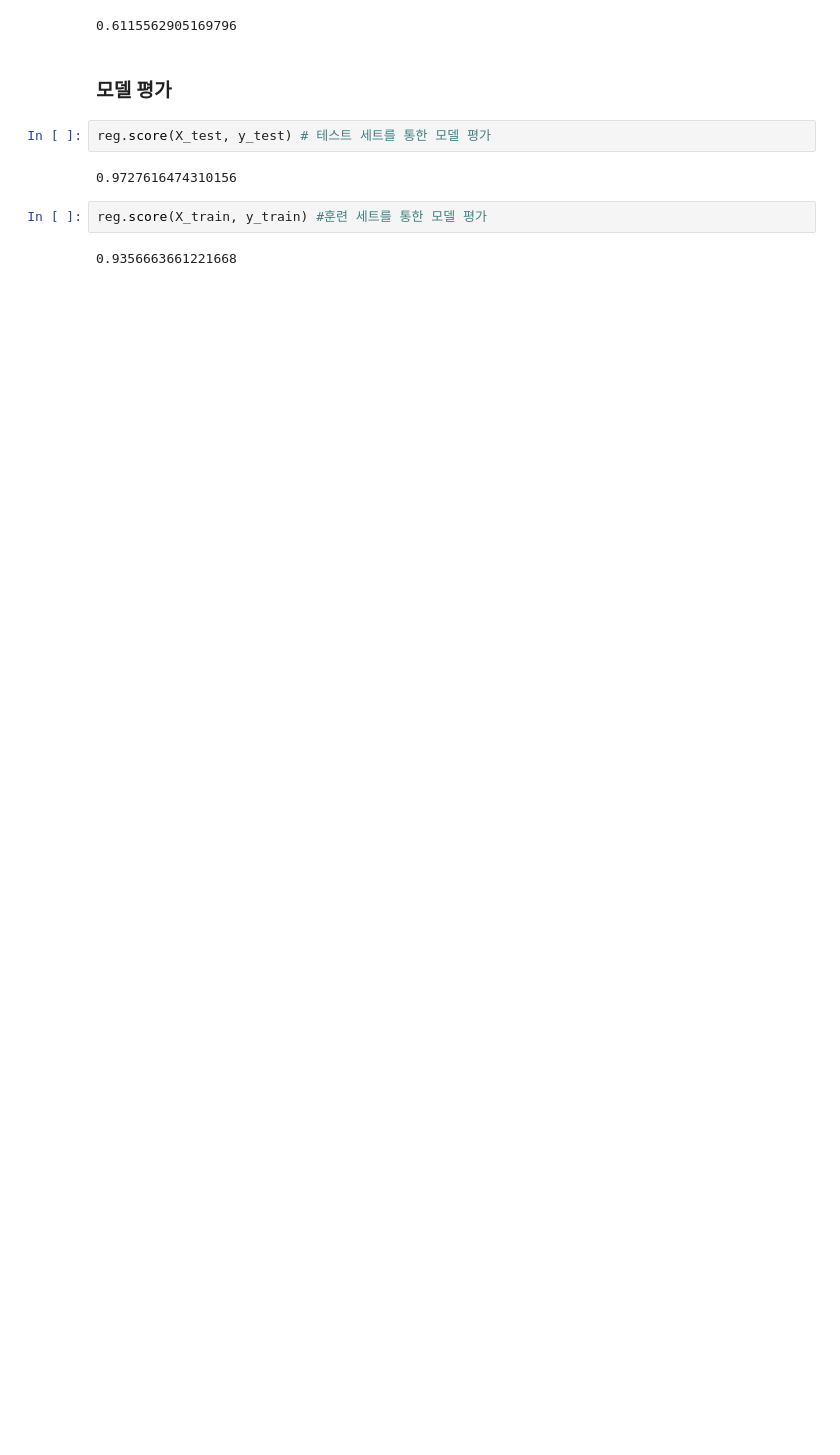
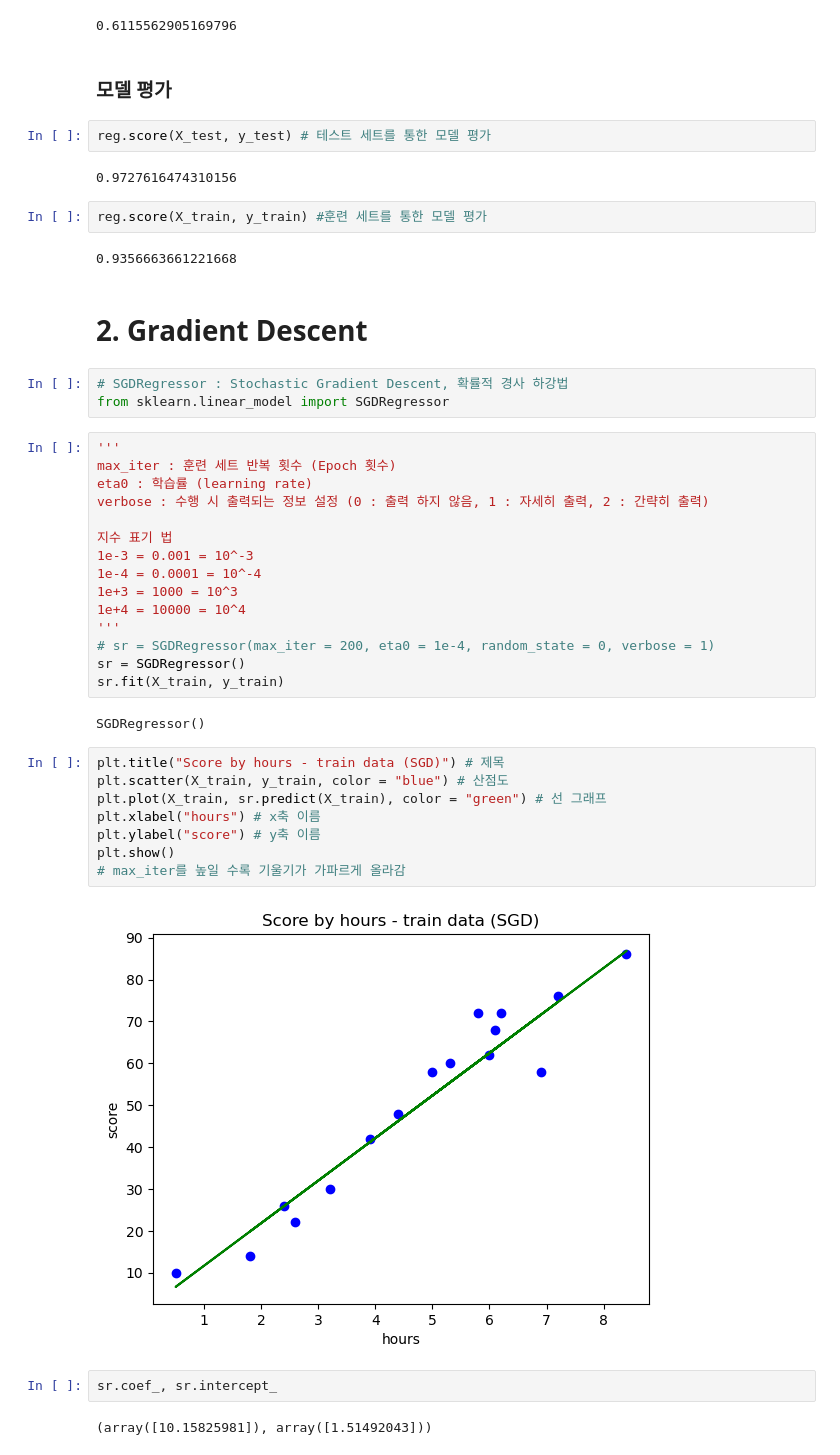
Before and after one commit to Ahram-Jeong/ml-basic, a Jupyter notebook: notebooks/01_LinearRegression.ipynb, the cells around one changed output. Drawn from its saved outputs; the diff is of its cells as text; blank space fills up the shorter version.

Commit message:
20240711 - Gradient Descent

```diff
--- a/notebooks/01_LinearRegression.ipynb
+++ b/notebooks/01_LinearRegression.ipynb
@@ -215,3 +215,39 @@ reg.score(X_test, y_test) # 테스트 세트를 통한 모델 평가
 reg.score(X_train, y_train) #훈련 세트를 통한 모델 평가
 # %% [output]
 0.9356663661221668
+# %% [markdown]
+# 2. Gradient Descent
+# %%
+# SGDRegressor : Stochastic Gradient Descent, 확률적 경사 하강법
+from sklearn.linear_model import SGDRegressor
+# %%
+'''
+max_iter : 훈련 세트 반복 횟수 (Epoch 횟수)
+eta0 : 학습률 (learning rate)
+verbose : 수행 시 출력되는 정보 설정 (0 : 출력 하지 않음, 1 : 자세히 출력, 2 : 간략히 출력)
+
+지수 표기 법
+1e-3 = 0.001 = 10^-3
+1e-4 = 0.0001 = 10^-4
+1e+3 = 1000 = 10^3
+1e+4 = 10000 = 10^4
+'''
+# sr = SGDRegressor(max_iter = 200, eta0 = 1e-4, random_state = 0, verbose = 1)
+sr = SGDRegressor()
+sr.fit(X_train, y_train)
+# %% [output]
+SGDRegressor()
+# %%
+plt.title("Score by hours - train data (SGD)") # 제목
+plt.scatter(X_train, y_train, color = "blue") # 산점도
+plt.plot(X_train, sr.predict(X_train), color = "green") # 선 그래프
+plt.xlabel("hours") # x축 이름
+plt.ylabel("score") # y축 이름
+plt.show()
+# max_iter를 높일 수록 기울기가 가파르게 올라감
+# %% [output]
+[figure, added]
+# %%
+sr.coef_, sr.intercept_
+# %% [output]
+(array([10.15825981]), array([1.51492043]))
```
Also changed, not shown: parts of 2 cells of this notebook.
